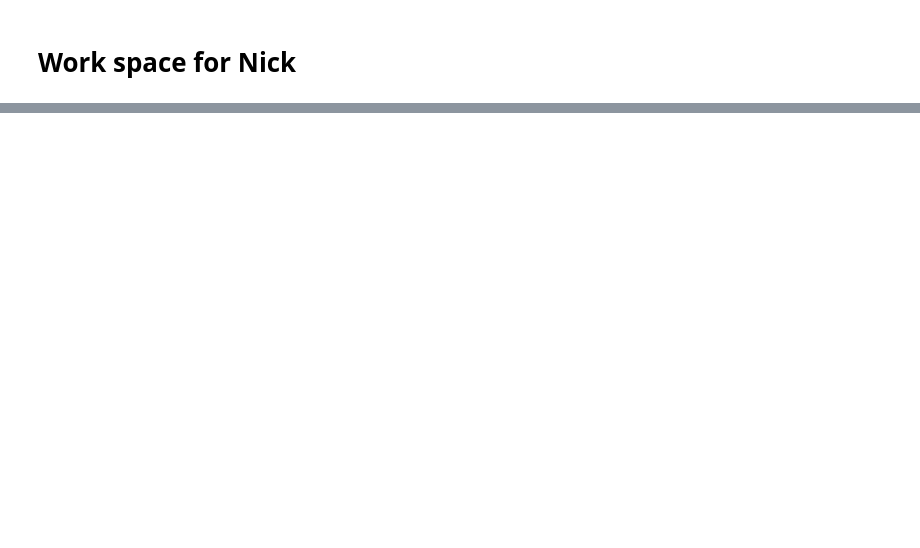
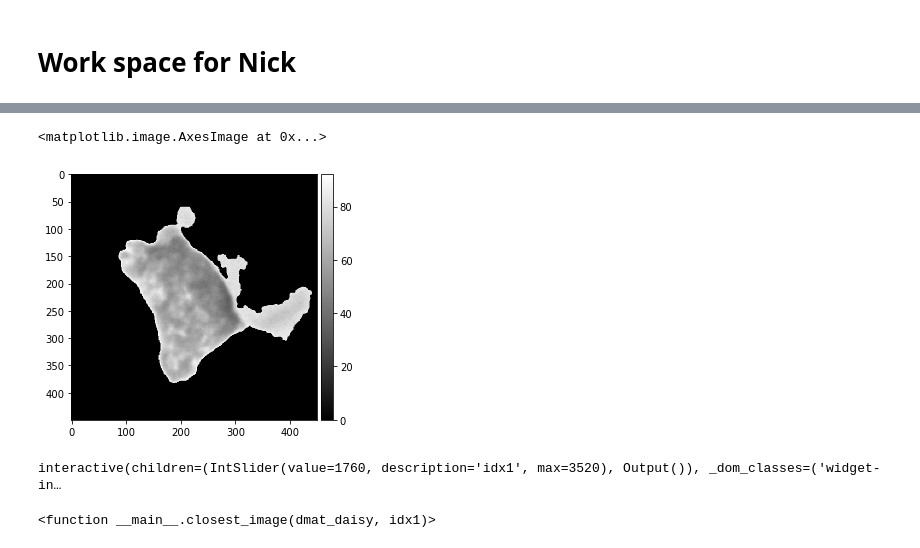
Before and after one commit to stevenjohnlarsen/Brain-Cells, a Jupyter notebook: Nicks-work.ipynb, the cells around one changed output, grey strips where cells are left out. Saved outputs shown, nothing was run; the diff lists cells and outputs as text; code cells hidden in the pictures; blank space fills up the shorter version.

```diff
--- a/Nicks-work.ipynb
+++ b/Nicks-work.ipynb
@@ -72,0 +150,30 @@ plot_gallery(X[np.where(y==0)[1]], ['rem' for i in range(len(X))], h=450, w=450,
+# %%
+imshow(X[1].reshape(450,450), cmap=plt.cm.gray)
+# %% [output]
+<matplotlib.image.AxesImage at 0x...>
+[figure, added]
+# %%
+def closest_image(dmat_daisy, idx1):
+    # NOTE: this will not suffice for evaluation of a nearest neighbor classifier for your lab assignment
+    distances = copy.deepcopy(dmat_daisy[idx1,:]) # get all image diatances
+    distances[idx1] = np.infty # dont pick the same image!
+    idx2 = np.argmin(distances)
+
+    plt.figure(figsize=(10,16))
+    plt.subplot(1,2,1)
+    imshow(X[idx1].reshape((h,w)), cmap=plt.cm.gray)
+    plt.title(f"Original Image {idx1} {y[idx1]}")
+    plt.grid()
+
+    plt.subplot(1,2,2)
+    imshow(X[idx2].reshape((h,w)), cmap=plt.cm.gray)
+    plt.title(f"DAISY Closest  {idx2} {y[idx2]}")
+    plt.grid()
+
+n_samples, n_features, = X.shape
+widgets.interact(closest_image,idx1=(0,n_samples-1,1),
+                 dmat_daisy=fixed(dist_matrix),
+                 __manual=True)
+# %% [output]
+interactive(children=(IntSlider(value=1760, description='idx1', max=3520), Output()), _dom_classes=('widget-in…
+<function __main__.closest_image(dmat_daisy, idx1)>
```
Also changed, not shown: parts of 10 cells of this notebook.
